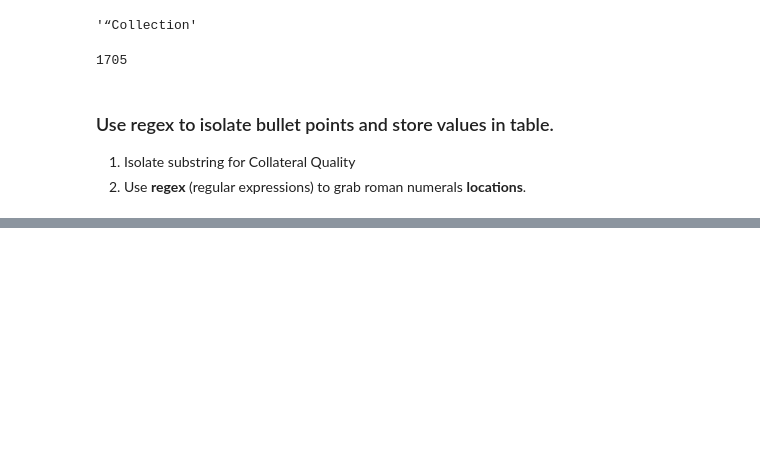
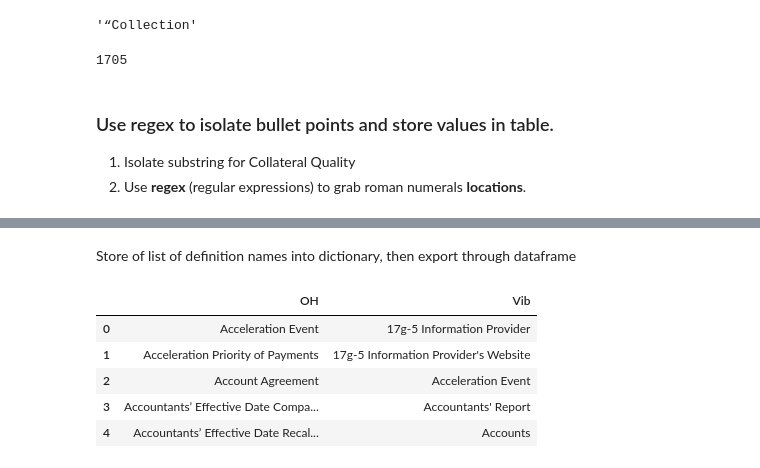
Before and after one commit to Nampai2Fire9/DS_Misc, a Jupyter notebook: VB/pdf_scrape1.ipynb, the cells around one changed output, grey strips where cells are left out. Cells and saved outputs as stored; diff of their text form; code cells hidden in the pictures; blank space fills up the shorter version.

```diff
--- a/VB/pdf_scrape1.ipynb
+++ b/VB/pdf_scrape1.ipynb
@@ -139,0 +132,36 @@ regex = r'“.*”:'
+# %%
+# extract pages from both documents
+oh_pages = scrape.pdf_extract_pages(file_name_oh, start_page_oh, end_page_oh)
+doc_str_oh = scrape.combine_strings(oh_pages)
+vib_pages = scrape.pdf_extract_pages(file_name_vib, start_page_vib, end_page_vib)
+doc_str_vib = scrape.combine_strings(vib_pages)
+# %%
+# isolate ranges for both files
+regex_oh = r'“.*”:'
+regex_vib = r'".*":'
+name_range_oh = scrape.text_match_str2list(regex_oh, doc_str_oh)
+name_range_vib = scrape.text_match_str2list(regex_vib, doc_str_vib)
+# %% [markdown]
+Store of list of definition names into dictionary, then export through dataframe
+# %%
+# filter out beginning and end quote/colon from each line
+name_range_oh = [x[1:(len(x)-2)] for x in name_range_oh]
+name_range_vib = [x[1:(len(x)-2)] for x in name_range_vib]
+# %%
+doc_def_dict={}
+doc_def_dict['OH'] = name_range_oh
+doc_def_dict['Vib'] = name_range_vib
+# %%
+df1 = pd.DataFrame(data=doc_def_dict['OH'])
+df1.columns = ['OH']
+df2 = pd.DataFrame(data=doc_def_dict['Vib'])
+df2.columns = ['Vib']
+df = pd.concat([df1, df2], axis=1)
+df.head()
+# %% [output]
+|  | OH | Vib |
+| 0 | Acceleration Event | 17g-5 Information Provider |
+| 1 | Acceleration Priority of Payments | 17g-5 Information Provider's Website |
+| 2 | Account Agreement | Acceleration Event |
+| 3 | Accountants’ Effective Date Compa... | Accountants' Report |
+| 4 | Accountants’ Effective Date Recal... | Accounts |
```
Also changed, not shown: parts of 12 cells of this notebook, 1 other file.
